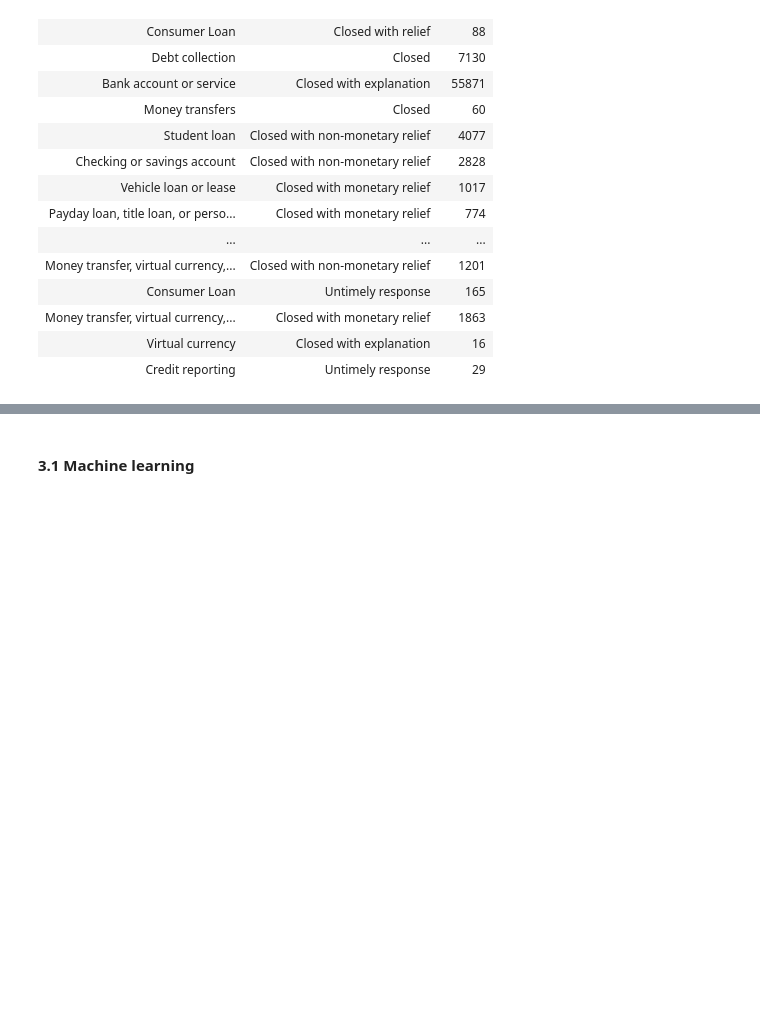
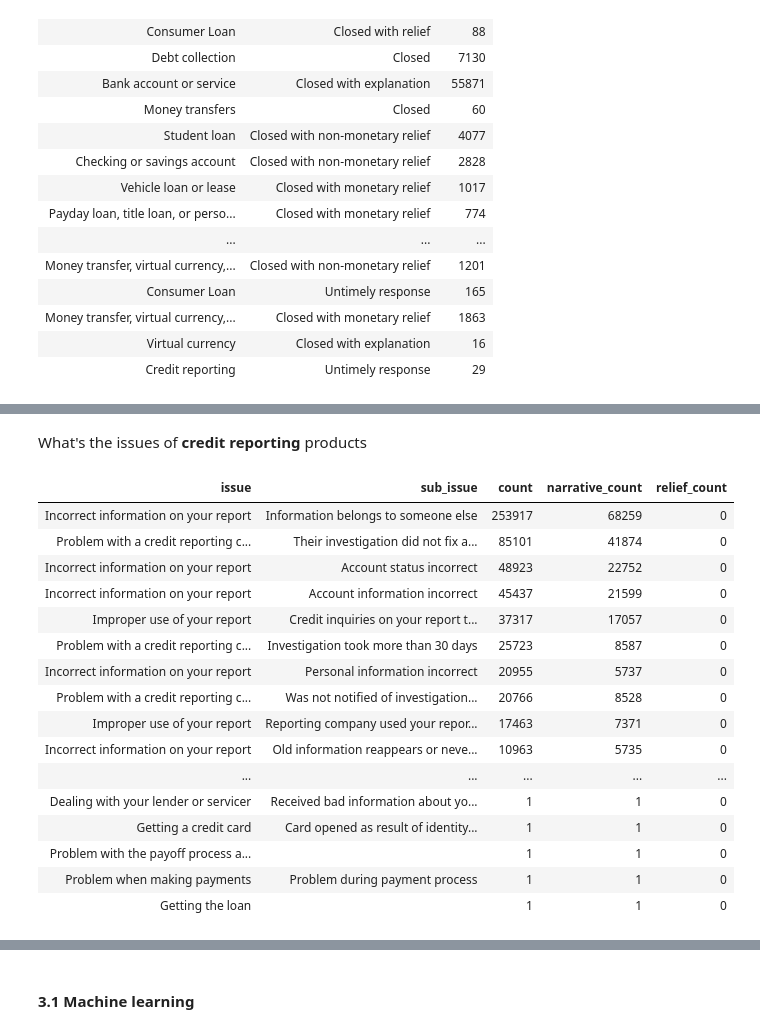
Before and after one commit to rachel0614/BDA2021Project1, a Jupyter notebook: BDA/CustomerComplaint.ipynb, the cells around one changed output, grey strips where cells are left out. Saved outputs shown, nothing was run; the diff lists cells and outputs as text; code cells hidden in the pictures; blank space fills up the shorter version.

```diff
--- a/BDA/CustomerComplaint.ipynb
+++ b/BDA/CustomerComplaint.ipynb
@@ -454,0 +407,29 @@ df_company_response_by_year.sort_values("Closed with monetary relief",ascending=
+# %% [markdown]
+What's the issues of **credit reporting** products
+# %%
+# sub_product is 'Credit reporting' since 2017
+# as the words cloud resource
+sdf_content_issue = sqlContext.sql("SELECT issue,sub_issue, " + \
+          " count(1) as count,sum(CASE WHEN complaint_what_happened !='' THEN 1 ELSE 0 END) as narrative_count, " + \
+          " sum(CASE WHEN company_response ='Closed with relief' THEN 1 ELSE 0 END) as relief_count " + \
+          " FROM t_complaints WHERE sub_product = 'Credit reporting' " +\
+          " AND year_received>=2017 GROUP BY issue,sub_issue ORDER BY 3 DESC")
+display(sdf_content_issue)
+# %% [output]
+| issue | sub_issue | count | narrative_count | relief_count |
+| Incorrect information on your report | Information belongs to someone else | 253917 | 68259 | 0 |
+| Problem with a credit reporting c... | Their investigation did not fix a... | 85101 | 41874 | 0 |
+| Incorrect information on your report | Account status incorrect | 48923 | 22752 | 0 |
+| Incorrect information on your report | Account information incorrect | 45437 | 21599 | 0 |
+| Improper use of your report | Credit inquiries on your report t... | 37317 | 17057 | 0 |
+| Problem with a credit reporting c... | Investigation took more than 30 days | 25723 | 8587 | 0 |
+| Incorrect information on your report | Personal information incorrect | 20955 | 5737 | 0 |
+| Problem with a credit reporting c... | Was not notified of investigation... | 20766 | 8528 | 0 |
+| Improper use of your report | Reporting company used your repor... | 17463 | 7371 | 0 |
+| Incorrect information on your report | Old information reappears or neve... | 10963 | 5735 | 0 |
+| ... | ... | ... | ... | ... |
+| Dealing with your lender or servicer | Received bad information about yo... | 1 | 1 | 0 |
+| Getting a credit card | Card opened as result of identity... | 1 | 1 | 0 |
+| Problem with the payoff process a... |  | 1 | 1 | 0 |
+| Problem when making payments | Problem during payment process | 1 | 1 | 0 |
+| Getting the loan |  | 1 | 1 | 0 |
```
Also changed, not shown: parts of 54 cells of this notebook, 11 other files.
